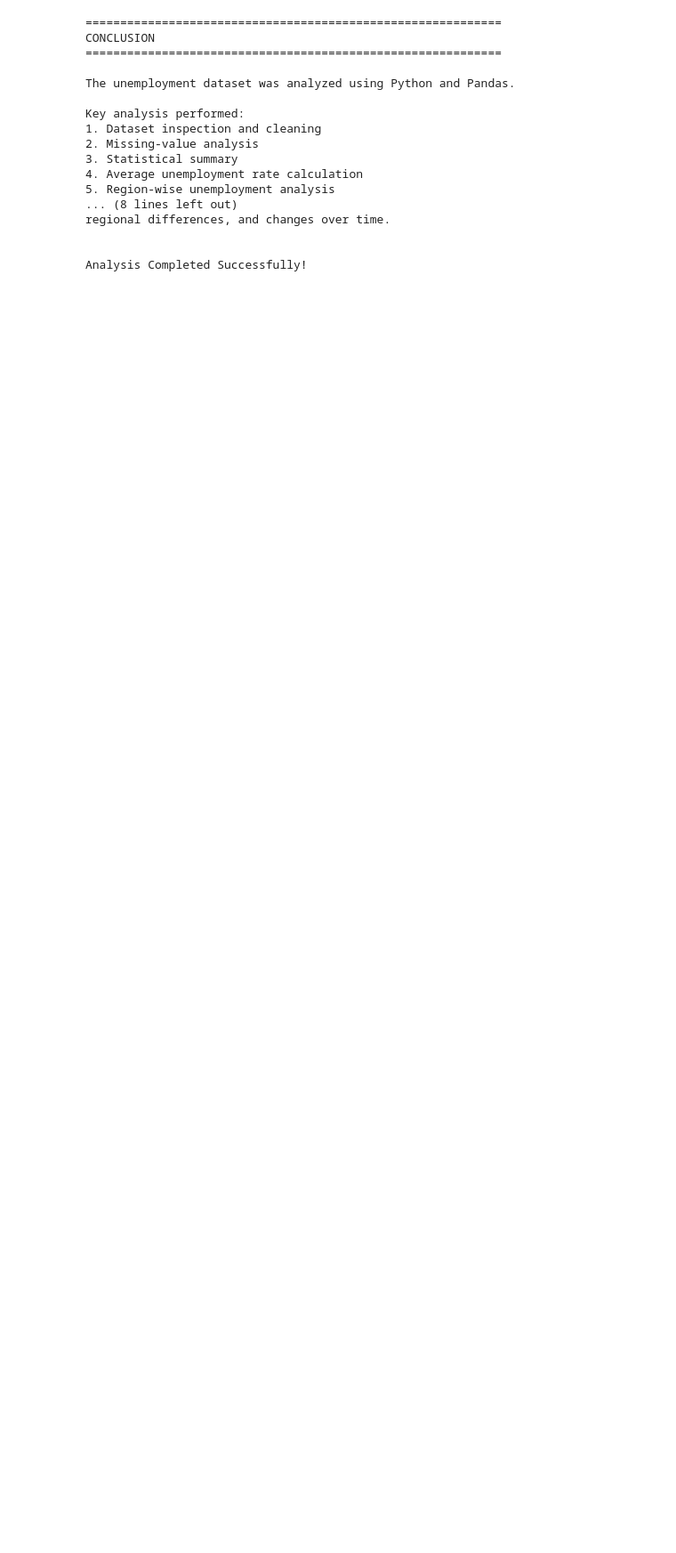
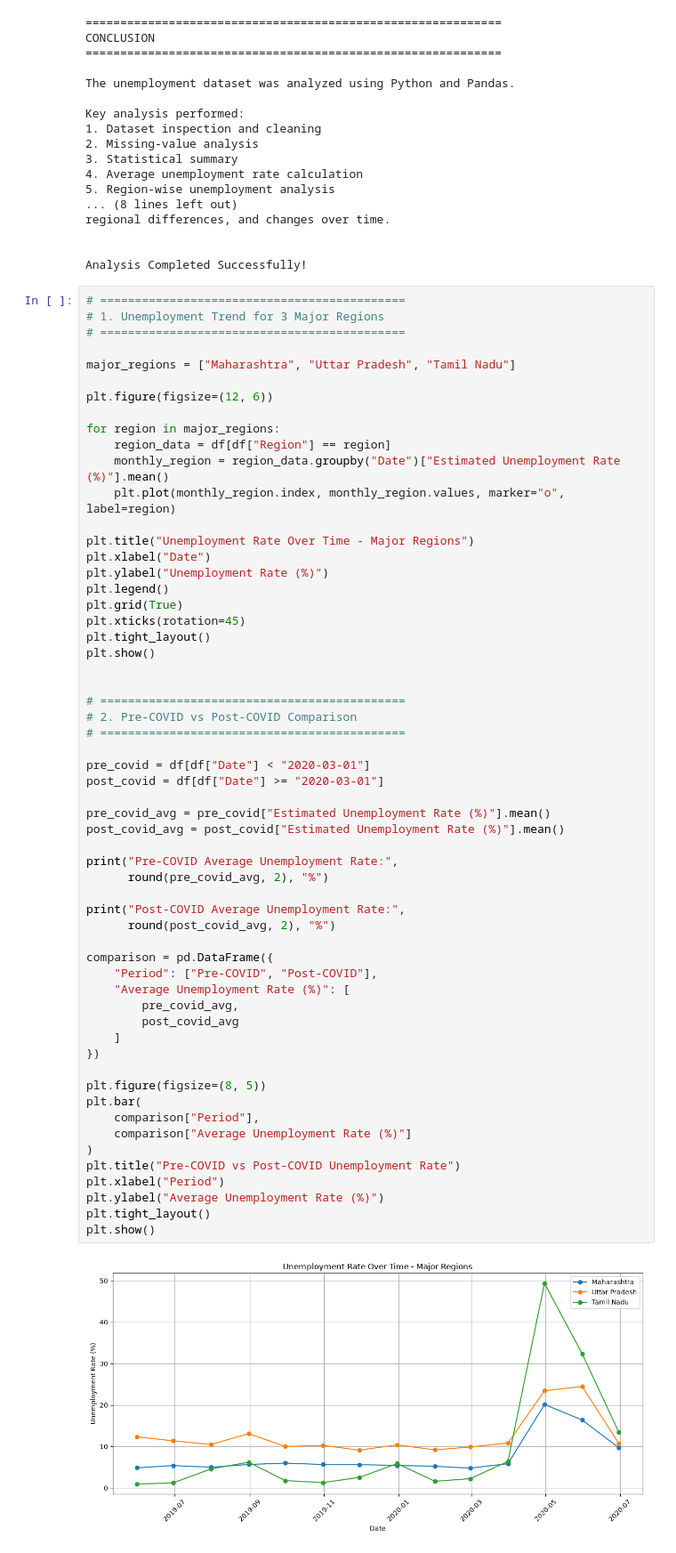
Before and after one commit to Sriram-6768/OIBSIP, a Jupyter notebook: DataScience-Task2-UnemploymentAnalysis/Unemployment_Analysis.ipynb, the cells around one changed output. Shown at 89% size. Saved outputs shown, nothing was run; the diff lists cells and outputs as text; blank space fills up the shorter version.

```diff
--- a/DataScience-Task2-UnemploymentAnalysis/Unemployment_Analysis.ipynb
+++ b/DataScience-Task2-UnemploymentAnalysis/Unemployment_Analysis.ipynb
@@ -392,3 +392,63 @@ regional differences, and changes over time.
 
 
 Analysis Completed Successfully!
+# %%
+# ============================================
+# 1. Unemployment Trend for 3 Major Regions
+# ============================================
+
+major_regions = ["Maharashtra", "Uttar Pradesh", "Tamil Nadu"]
+
+plt.figure(figsize=(12, 6))
+
+for region in major_regions:
+    region_data = df[df["Region"] == region]
+    monthly_region = region_data.groupby("Date")["Estimated Unemployment Rate (%)"].mean()
+    plt.plot(monthly_region.index, monthly_region.values, marker="o", label=region)
+
+plt.title("Unemployment Rate Over Time - Major Regions")
+plt.xlabel("Date")
+plt.ylabel("Unemployment Rate (%)")
+plt.legend()
+plt.grid(True)
+plt.xticks(rotation=45)
+plt.tight_layout()
+plt.show()
+
+
+# ============================================
+# 2. Pre-COVID vs Post-COVID Comparison
+# ============================================
+
+pre_covid = df[df["Date"] < "2020-03-01"]
+post_covid = df[df["Date"] >= "2020-03-01"]
+
+pre_covid_avg = pre_covid["Estimated Unemployment Rate (%)"].mean()
+post_covid_avg = post_covid["Estimated Unemployment Rate (%)"].mean()
+
+print("Pre-COVID Average Unemployment Rate:",
+      round(pre_covid_avg, 2), "%")
+
+print("Post-COVID Average Unemployment Rate:",
+      round(post_covid_avg, 2), "%")
+
+comparison = pd.DataFrame({
+    "Period": ["Pre-COVID", "Post-COVID"],
+    "Average Unemployment Rate (%)": [
+        pre_covid_avg,
+        post_covid_avg
+    ]
+})
+
+plt.figure(figsize=(8, 5))
+plt.bar(
+    comparison["Period"],
+    comparison["Average Unemployment Rate (%)"]
+)
+plt.title("Pre-COVID vs Post-COVID Unemployment Rate")
+plt.xlabel("Period")
+plt.ylabel("Average Unemployment Rate (%)")
+plt.tight_layout()
+plt.show()
+# %% [output]
+[figure, added]
```
Also changed, not shown: parts of 2 cells of this notebook, 10 other files.
